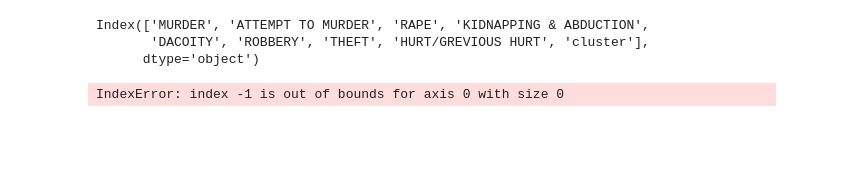
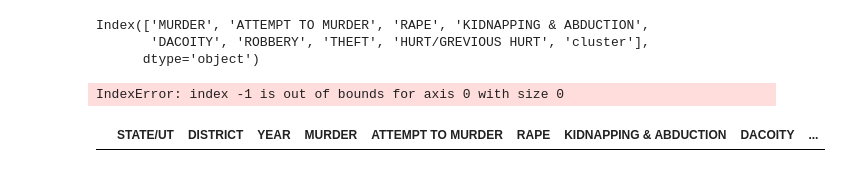
Before and after one commit to Mubeen-Zaki/Crime_Analysis, a Jupyter notebook: test.ipynb, the cells around one changed output. Cells and saved outputs as stored; diff of their text form; code cells hidden in the pictures; blank space fills up the shorter version.

```diff
--- a/test.ipynb
+++ b/test.ipynb
@@ -20,3 +20,7 @@ t = features[0][2] - df1.loc[df1["STATE/UT"]==features[0][0]].loc[df1["DISTRICT"
 t
 # %% [output]
 IndexError: index -1 is out of bounds for axis 0 with size 0
+# %%
+df1.loc[df1["STATE/UT"]==1].loc[df1["DISTRICT"]==305]
+# %% [output]
+|  | STATE/UT | DISTRICT | YEAR | MURDER | ATTEMPT TO MURDER | RAPE | KIDNAPPING & ABDUCTION | DACOITY | ... |
```
Also changed, not shown: 6 other files.
